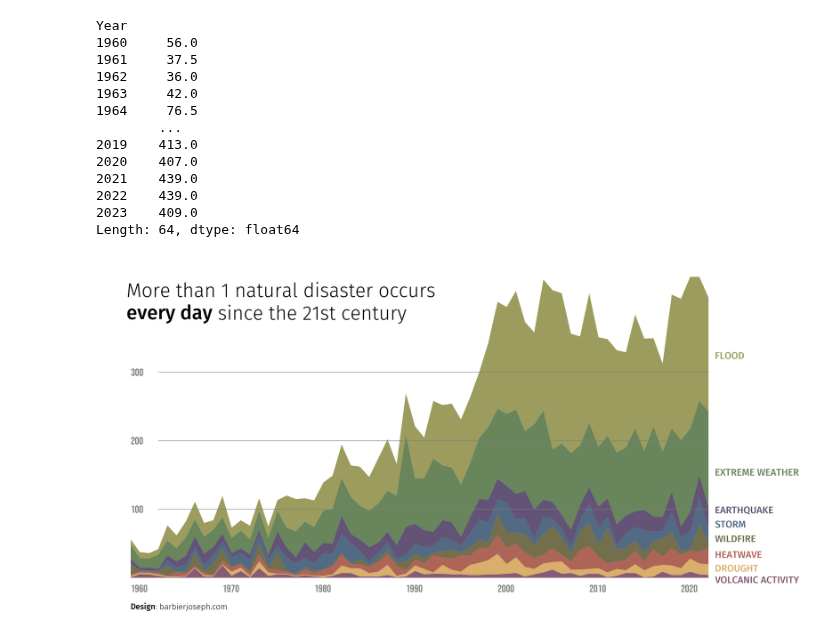
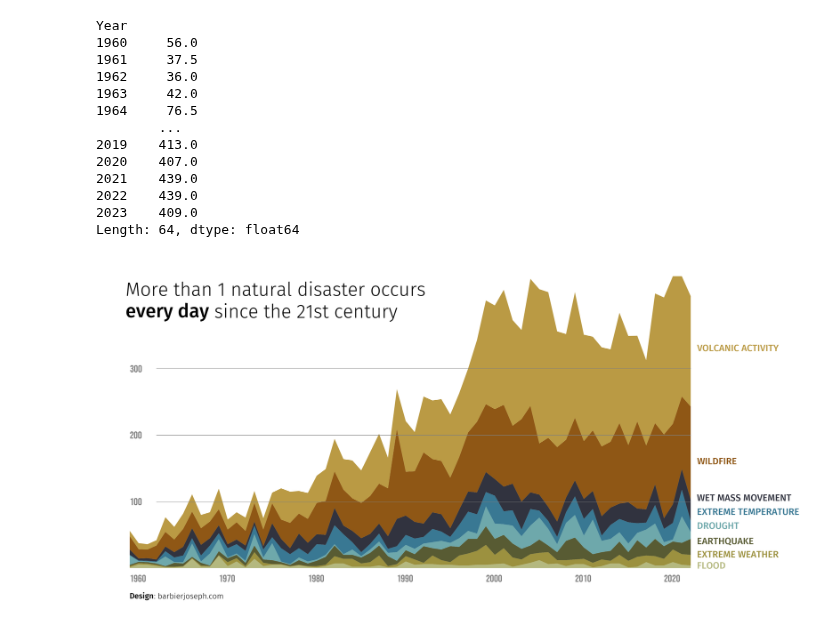
Before and after one commit to JosephBARBIERDARNAL/misc-dataviz, a Jupyter notebook: natural-disaster/code.ipynb, the cells around one changed output. Cells and saved outputs as stored; diff of their text form; code cells hidden in the pictures.

Commit message:
add stacked area plot

```diff
--- a/natural-disaster/code.ipynb
+++ b/natural-disaster/code.ipynb
@@ -46,7 +46,12 @@ fig, ax = plt.subplots(figsize=(14,7), dpi=300)
 ax.set_axis_off()
 
 columns = df.sum().sort_values().index.to_list()
+
+# yes I tried several palettes. Dali is the best
 colors = get_hex('Antique')
+colors = get_hex('Autumn')
+colors = get_hex('Demuth')
+colors = get_hex('Dali')
 
 x = df.index
 areas = np.stack(df[columns].values, axis=-1)
@@ -84,41 +89,39 @@ The predominant calamity is <Flood>, trailed closely by
 Other significant natural phenomena, though less common,
 merit attention: <Earthquake>, <Storm>, <Wildfire>, <Heatwave>,
 <Drought>, and <Volcanic activity>.
 """
 # fig_text(
 #    x=.155, y=.72, s=text, fontsize=14,
 #    ha='left', va='top', color='black',
 #    font=other_font, fig=fig,
 #    highlight_textprops=[
 #       {'color': colors[7], 'font': other_bold_font},
 #       {'color': colors[6], 'font': other_bold_font},
 #       {'color': colors[5], 'font': other_bold_font},
 #       {'color': colors[4], 'font': other_bold_font},
 #       {'color': colors[3], 'font': other_bold_font},
 #       {'color': colors[2], 'font': other_bold_font},
 #       {'color': colors[1], 'font': other_bold_font},
 #       {'color': colors[0], 'font': other_bold_font}
 #    ]
 # )
 
 fig_text(
    s='<Design>: barbierjoseph.com', x=.16, y=.05,
    fontsize=10, ha='left', va='top',
    color='black', fontproperties=other_font,
    highlight_textprops=[{'font': other_bold_font}]
 )
-
-
-ax_text(x=2023.7, y=330, s='Flood'.upper(), color=colors[7], font=other_bold_font, fontsize=12)
-ax_text(x=2023.7, y=160, s='Extreme weather'.upper(), color=colors[6], font=other_bold_font, fontsize=12)
-ax_text(x=2023.7, y=105, s='Earthquake'.upper(), color=colors[5], font=other_bold_font, fontsize=12)
-ax_text(x=2023.7, y=84, s='Storm'.upper(), color=colors[4], font=other_bold_font, fontsize=12)
-ax_text(x=2023.7, y=63, s='Wildfire'.upper(), color=colors[3], font=other_bold_font, fontsize=12)
-ax_text(x=2023.7, y=40, s='Heatwave'.upper(), color=colors[2], font=other_bold_font, fontsize=12)
-ax_text(x=2023.7, y=20, s='Drought'.upper(), color=colors[1], font=other_bold_font, fontsize=12)
-ax_text(x=2023.7, y=3, s='Volcanic activity'.upper(), color=colors[0], font=other_bold_font, fontsize=12)
+y_pos = [330, 160, 105, 84, 63, 40, 20, 3]
+for i in range(len(y_pos)):
+   ax_text(
+      x=2023.7, y=y_pos[i], s=columns[i].upper(),
+      va='center', ha='left',
+      font=other_bold_font, fontsize=12,
+      color=colors[7-i]
+   )
 
 plt.savefig('natural-disasters.png', bbox_inches='tight', dpi=300)
 plt.show()
 # %% [output]
-[figure, old version]
+[figure, new version]
```
Also changed, not shown: 1 other file.
